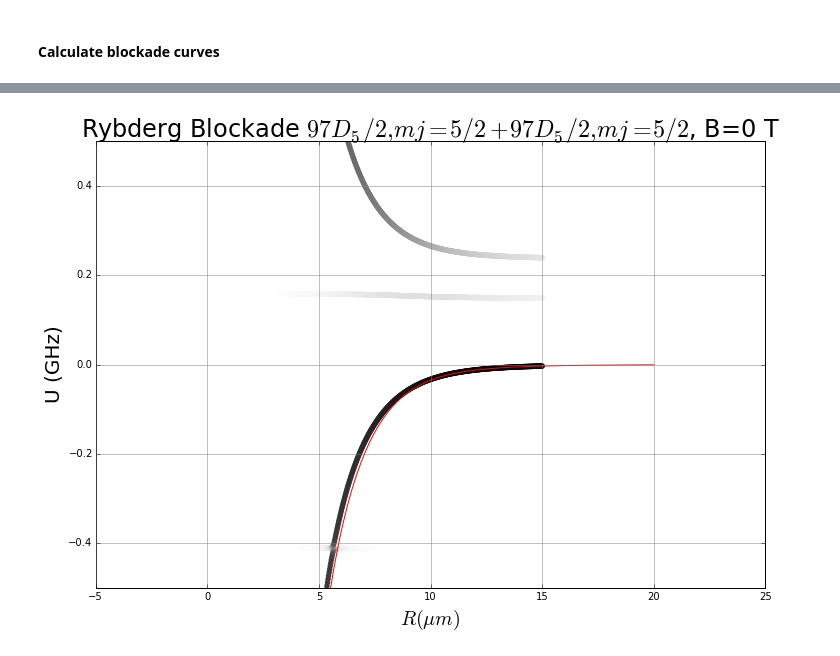
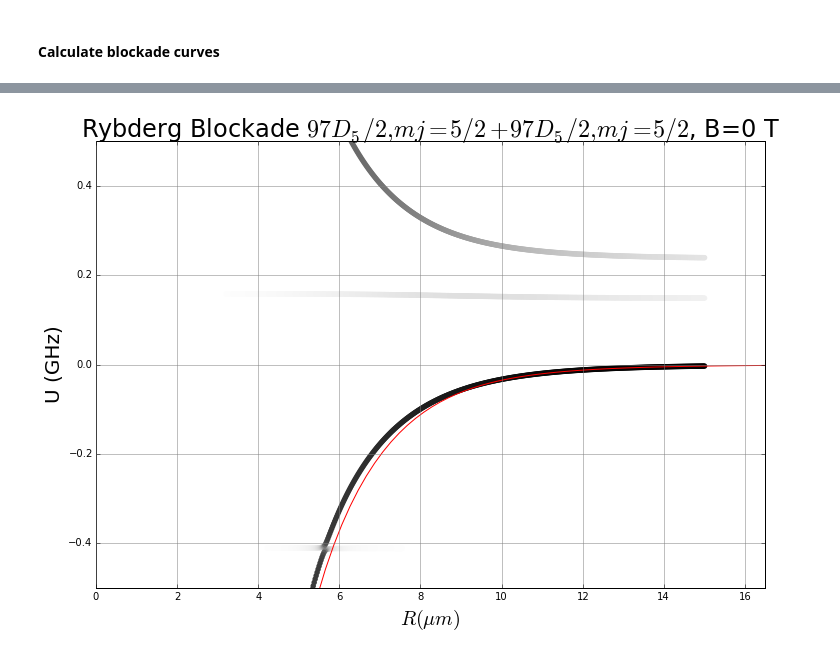
Before and after one commit to mfe5003/rydtip, a Jupyter notebook: Rb87BlockadeSimple.ipynb, the cells around one changed output, grey strips where cells are left out. Drawn from its saved outputs; the diff is of its cells as text; code cells hidden in the pictures.

```diff
--- a/Rb87BlockadeSimple.ipynb
+++ b/Rb87BlockadeSimple.ipynb
@@ -182,7 +53,7 @@ Hcoupling = np.zeros((dimension,dimension))
 energies = np.zeros(dimension)
 for i in xrange(dimension-1):
   ms = molecular_states[i]
-  temp = c3(s0,s0,ms[0][0],ms[0][1])
+  temp = Rb87.c3(sI,sI,ms[0][0],ms[0][1])[0]
   Hcoupling[i][-1] = temp
   Hcoupling[-1][i] = temp
   energies[i] = ms[1]*1e-9 # in GHz
@@ -227,6 +81,6 @@ for r in np.linspace(r_start,r_stop,samples):
       print(r)
       print(current_time.isoformat())
       r_last = r
-    data = data + getReleventCouplings(Hcoupling, energies, r, 0.01, 1.0)
+    data = data + ddi.getRelevantCouplings(Hcoupling, energies, r, 0.01, 1.0)
 # %% [output]
 3.0
@@ -282,30 +136,31 @@ mark_B = [-10966.3, -1370.79, -406.16, -171.349, -87.7303, -50.7695, -31.971, \
 # %%
 plt.figure(figsize=(12,8))
 
 x =[]
 x.append([ d[0] for d in data ])
 x.append([ d[1] for d in data ])
 x.append(np.real([ 1-sqrt(d[2]) for d in data ]))
 
 idx = x[2].argsort()[::-1]
 x[0] = [ x[0][i] for i in idx ]
 x[1] = [ x[1][i] for i in idx ]
 x[2] = [ x[2][i] for i in idx ]
 
 plt.scatter(x[0], x[1], c=x[2], marker='o', s=30, vmax=1, vmin=0, linewidth=0, alpha=1)
 plt.plot(mark_r,mark_B, color='r')
 
 plt.gray()
 plt.ylim(-0.5,0.5)
+plt.xlim(0,1.1*r_stop)
 
 plt.grid(b=True, which='major', color='0.5', linestyle='-')
 plt.grid(b=True, which='minor', color='0.75', linestyle='--')
 
-plt.title('Rybderg Blockade ${}+{}$, B=0 T'.format(s0,s0), fontsize=24)
+plt.title('Rybderg Blockade ${}+{}$, B=0 T'.format(sI,sI), fontsize=24)
 plt.xlabel('$R (\mu m)$', fontsize=20)
 plt.ylabel('U (GHz)', fontsize=20)
 
 #plt.savefig('MolecularResonances_B=370uT_97D52m52_97D52m52.pdf')
 plt.show()
 # %% [output]
-[figure, old version]
+[figure, new version]
```
Also changed, not shown: parts of 18 cells of this notebook, 9 other files.
